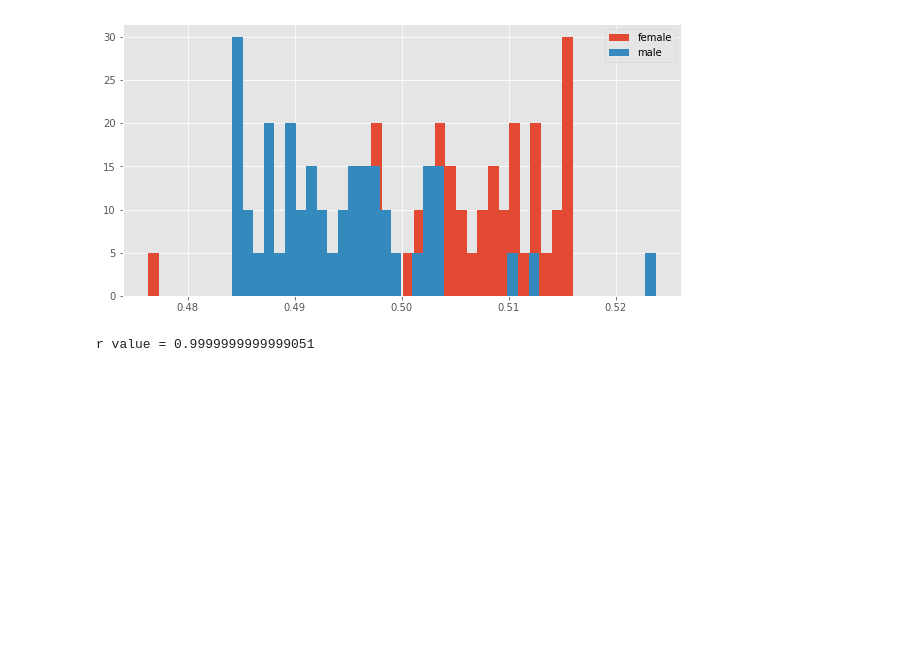
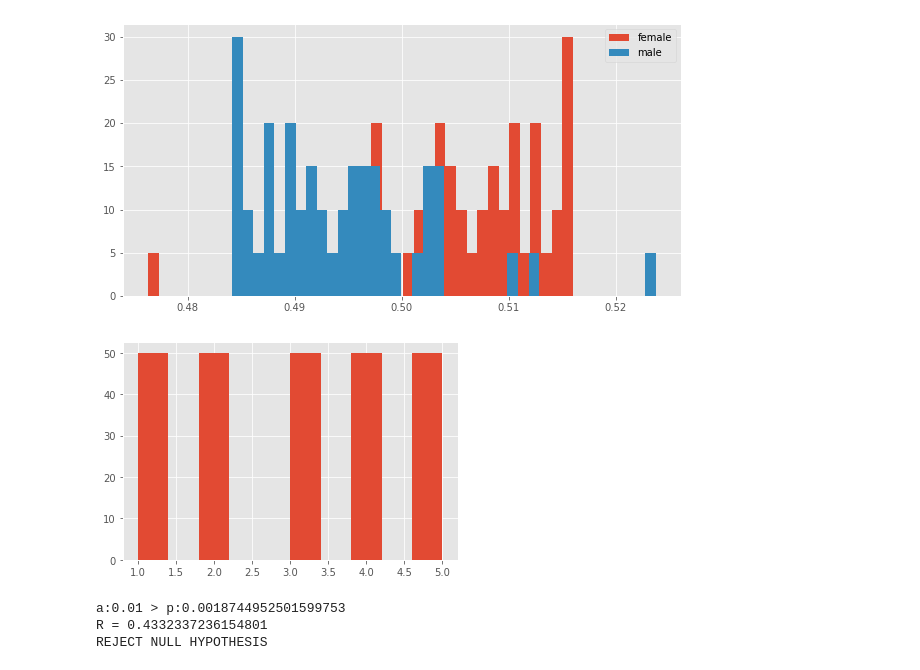
Before and after one commit to Prvargas/Where_Are_The_Drugs, a Jupyter notebook: Health_Care_Query_Clean.ipynb, the cells around one changed output. Saved outputs shown, nothing was run; the diff lists cells and outputs as text; code cells hidden in the pictures; blank space fills up the shorter version.

```diff
--- a/Health_Care_Query_Clean.ipynb
+++ b/Health_Care_Query_Clean.ipynb
@@ -392,4 +383,6 @@ corr, r = stats.pearsonr(totalf,totalr)
-# %%
-print('r value = {}'.format(r))
-# %% [output]
-r value = 0.9999999999999051
+# %%
+#Row rank is a uniform distribution. (NOT A NORM DIST)
+totalr = consol_percent_2014_df['row_rank']
+totalr.hist();
+# %% [output]
+[figure, added]
@@ -395,0 +404,12 @@ r value = 0.9999999999999051
+# %%
+#We are going to test at alpha = .01
+
+
+totalf = filter_DF(consol_percent_2014_df,'drug_name','LEVOTHYROXINE SODIUM')['female_total_percent']
+totalr = filter_DF(consol_percent_2014_df,'drug_name','LEVOTHYROXINE SODIUM')['row_rank']
+
+Spearman_r_test(totalf, totalr,.01)
+# %% [output]
+a:0.01 > p:0.0018744952501599753
+R = 0.4332337236154801
+REJECT NULL HYPOTHESIS
```
Also changed, not shown: parts of 19 cells of this notebook, 13 other files.
